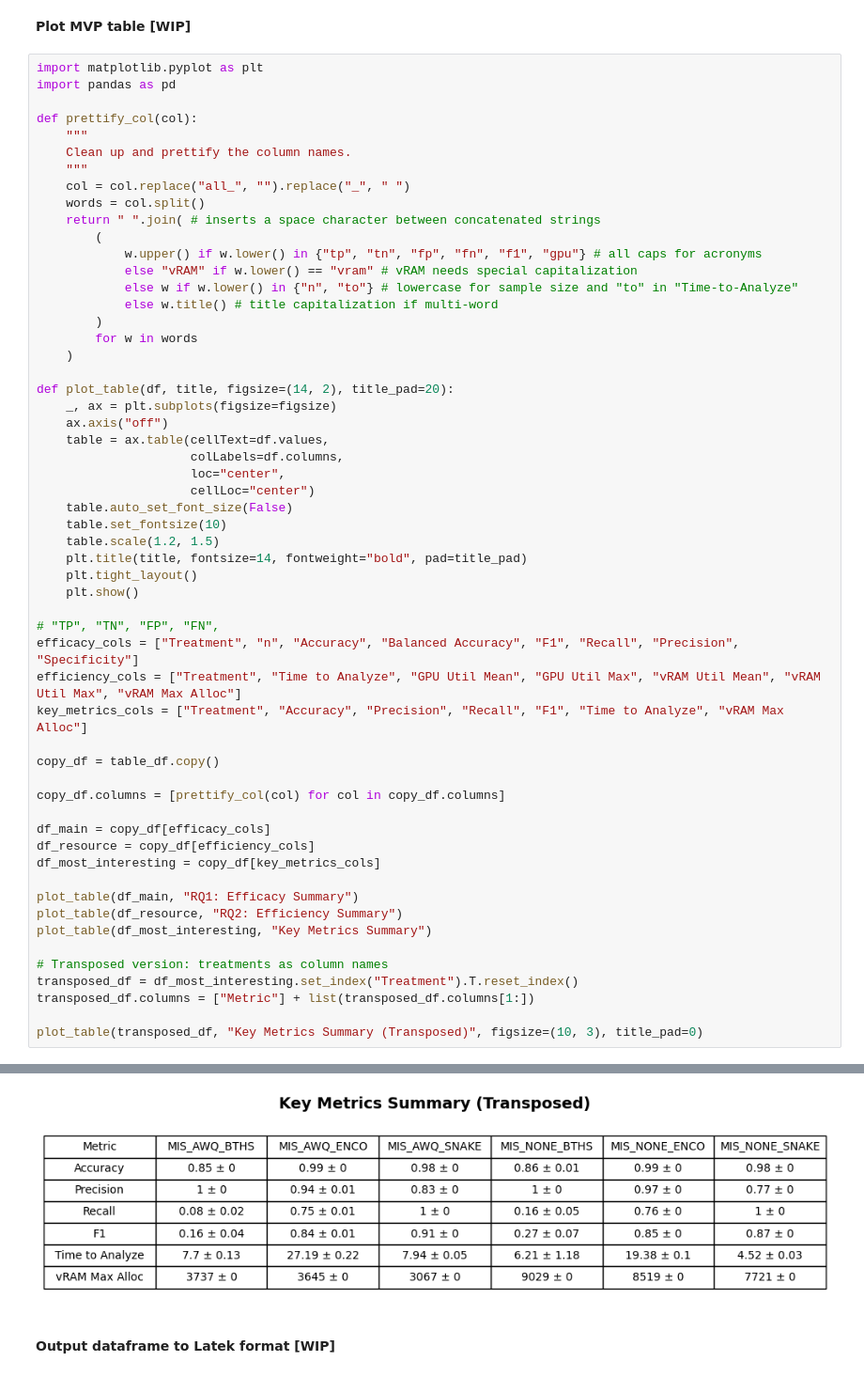
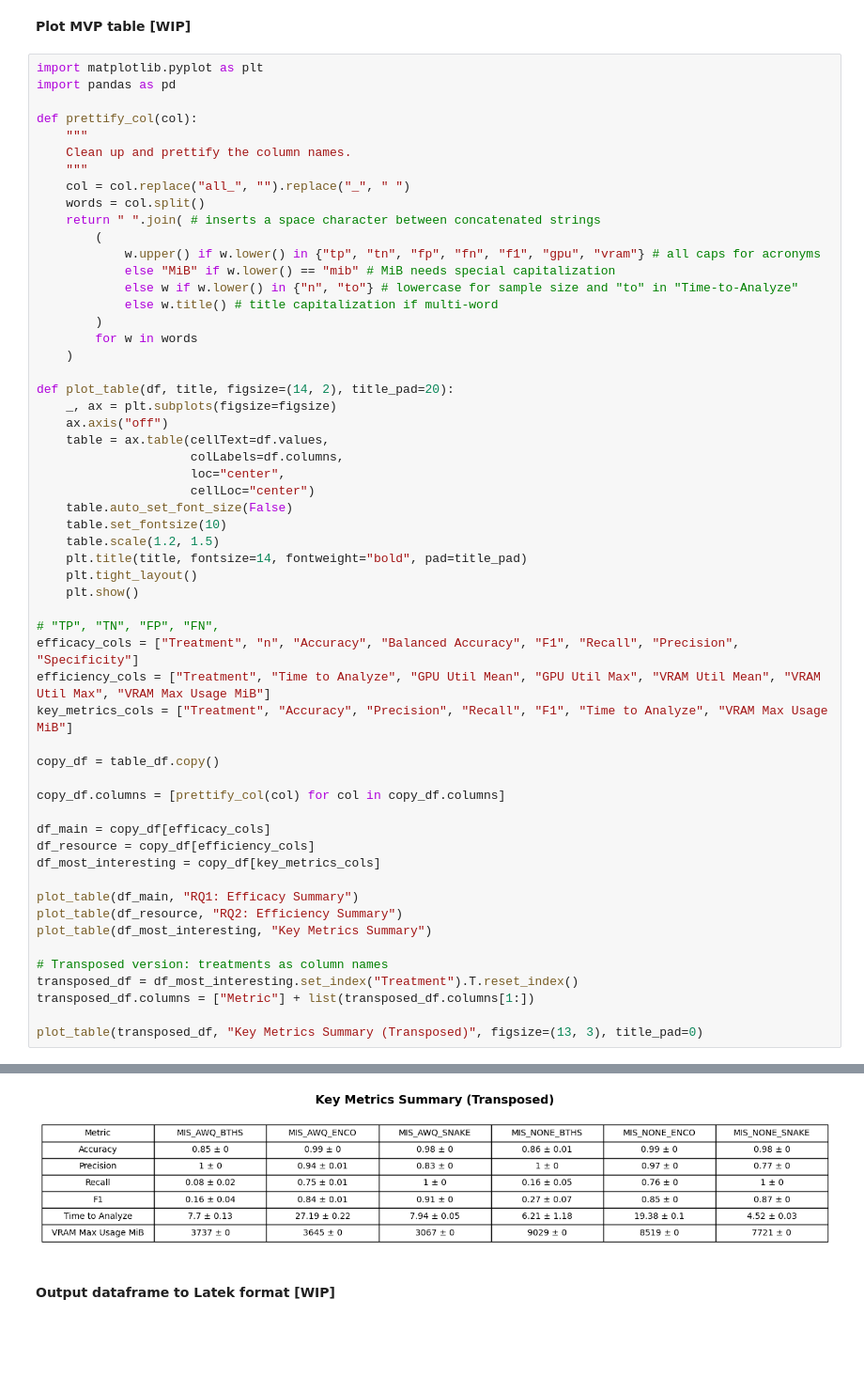
Before and after one commit to Q-REST-at/Q-REST-at, a Jupyter notebook: analysis/enhanced_data_analysis.ipynb, the cells around one changed output, grey strips where cells are left out. Shown at 94% size. Cells and saved outputs as stored; diff of their text form; blank space fills up the shorter version.

```diff
--- a/analysis/enhanced_data_analysis.ipynb
+++ b/analysis/enhanced_data_analysis.ipynb
@@ -271,8 +271,8 @@ def prettify_col(col):
     words = col.split()
     return " ".join( # inserts a space character between concatenated strings
         (
-            w.upper() if w.lower() in {"tp", "tn", "fp", "fn", "f1", "gpu"} # all caps for acronyms
-            else "vRAM" if w.lower() == "vram" # vRAM needs special capitalization
+            w.upper() if w.lower() in {"tp", "tn", "fp", "fn", "f1", "gpu", "vram"} # all caps for acronyms
+            else "MiB" if w.lower() == "mib" # MiB needs special capitalization
             else w if w.lower() in {"n", "to"} # lowercase for sample size and "to" in "Time-to-Analyze"
             else w.title() # title capitalization if multi-word
         )
@@ -289,37 +289,37 @@ def plot_table(df, title, figsize=(14, 2), title_pad=20):
     table.auto_set_font_size(False)
     table.set_fontsize(10)
     table.scale(1.2, 1.5)
     plt.title(title, fontsize=14, fontweight="bold", pad=title_pad)
     plt.tight_layout()
     plt.show()
 
 # "TP", "TN", "FP", "FN",
 efficacy_cols = ["Treatment", "n", "Accuracy", "Balanced Accuracy", "F1", "Recall", "Precision", "Specificity"]
-efficiency_cols = ["Treatment", "Time to Analyze", "GPU Util Mean", "GPU Util Max", "vRAM Util Mean", "vRAM Util Max", "vRAM Max Alloc"]
-key_metrics_cols = ["Treatment", "Accuracy", "Precision", "Recall", "F1", "Time to Analyze", "vRAM Max Alloc"]
+efficiency_cols = ["Treatment", "Time to Analyze", "GPU Util Mean", "GPU Util Max", "VRAM Util Mean", "VRAM Util Max", "VRAM Max Usage MiB"]
+key_metrics_cols = ["Treatment", "Accuracy", "Precision", "Recall", "F1", "Time to Analyze", "VRAM Max Usage MiB"]
 
 copy_df = table_df.copy()
 
 copy_df.columns = [prettify_col(col) for col in copy_df.columns]
 
 df_main = copy_df[efficacy_cols]
 df_resource = copy_df[efficiency_cols]
 df_most_interesting = copy_df[key_metrics_cols]
 
 plot_table(df_main, "RQ1: Efficacy Summary")
 plot_table(df_resource, "RQ2: Efficiency Summary")
 plot_table(df_most_interesting, "Key Metrics Summary")
 
 # Transposed version: treatments as column names
 transposed_df = df_most_interesting.set_index("Treatment").T.reset_index()
 transposed_df.columns = ["Metric"] + list(transposed_df.columns[1:])
 
-plot_table(transposed_df, "Key Metrics Summary (Transposed)", figsize=(10, 3), title_pad=0)
+plot_table(transposed_df, "Key Metrics Summary (Transposed)", figsize=(13, 3), title_pad=0)
 # %% [output]
 [figure]
 [figure]
 [figure]
-[figure, old version]
+[figure, new version]
 # %% [markdown]
 **Output dataframe to Latek format [WIP]**
 # %%
```
Also changed, not shown: parts of 1 cell of this notebook, 2 other files.
